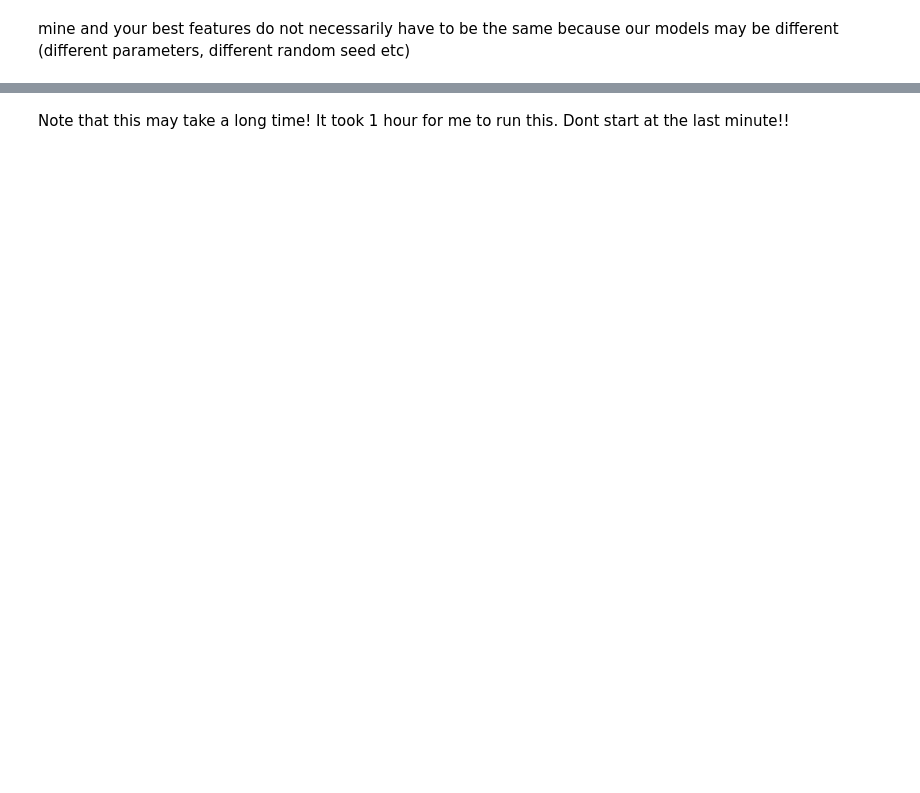
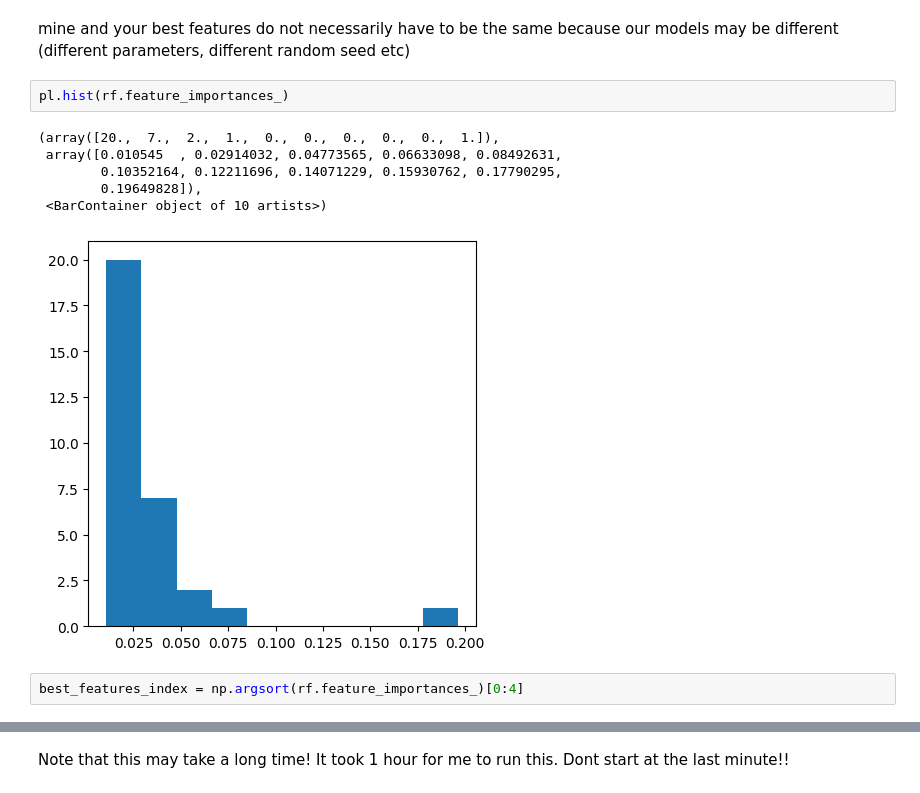
Before and after one commit to DanieleScal99/MLPNS_DScalabrini, a Jupyter notebook: DScalabrini_higgsbosonSearch.ipynb, the cells around one changed output, grey strips where cells are left out. Drawn from its saved outputs; the diff is of its cells as text; blank space fills up the shorter version.

```diff
--- a/DScalabrini_higgsbosonSearch.ipynb
+++ b/DScalabrini_higgsbosonSearch.ipynb
@@ -326,4 +367,15 @@ pprint(random_grid)
 # %% [markdown]
  mine and your best features do not necessarily have to be the same because our models may be different (different parameters, different random seed etc)
+# %%
+pl.hist(rf.feature_importances_)
+# %% [output]
+(array([20.,  7.,  2.,  1.,  0.,  0.,  0.,  0.,  0.,  1.]),
+ array([0.010545  , 0.02914032, 0.04773565, 0.06633098, 0.08492631,
+        0.10352164, 0.12211696, 0.14071229, 0.15930762, 0.17790295,
+        0.19649828]),
+ <BarContainer object of 10 artists>)
+[figure, added]
+# %%
+best_features_index = np.argsort(rf.feature_importances_)[0:4]
 # %%
 higgsdata.iloc[:, best_features_index]
```
Also changed, not shown: parts of 36 cells of this notebook.
